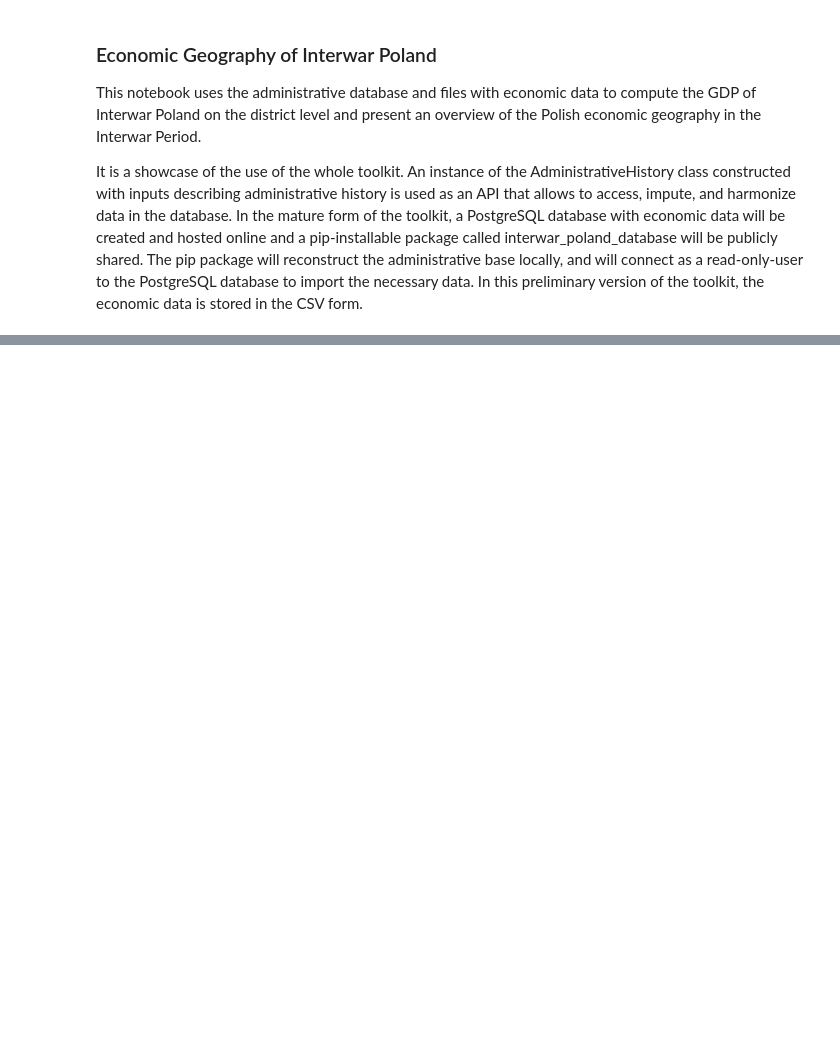
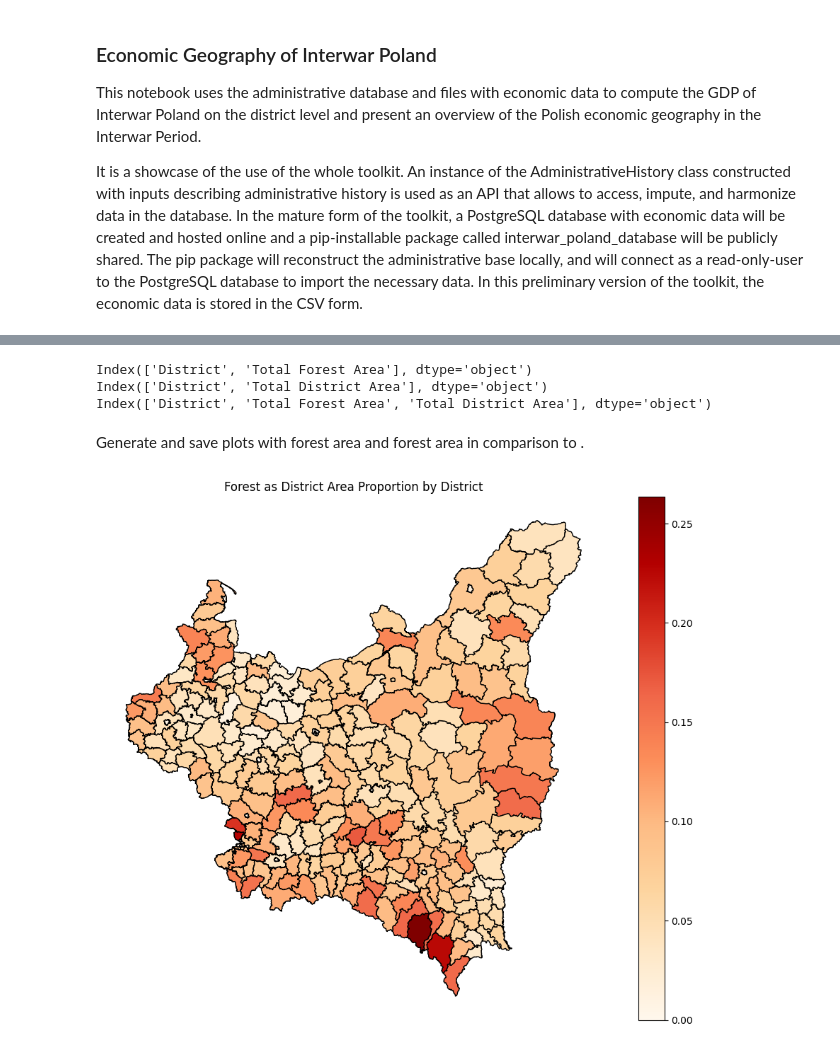
Before and after one commit to jjkiljanski/border-harmonization-toolkit, a Jupyter notebook: gdp_computation.ipynb, the cells around one changed output, grey strips where cells are left out. Saved outputs shown, nothing was run; the diff lists cells and outputs as text; code cells hidden in the pictures; blank space fills up the shorter version.

```diff
--- a/gdp_computation.ipynb
+++ b/gdp_computation.ipynb
@@ -11,6 +12,8 @@ import pandas as pd
 from utils.helper_functions import load_config
 from core.core import AdministrativeHistory
 from utils.helper_functions import extract_date_parts
+# %%
+plots_output_path = "E:/Studia/Studia magisterskie/Masterarbeit - Wirtschaftwissenschaft/data_plots"
 # %%
 # Load the configuration
 config = load_config("config.json")
@@ -134,14 +96,12 @@ Select columns ['Pszenica: Together', 'Żyto: Together', 'Jęczmień: Together',
 # %%
 # Load the crops prices
-crops_prices_data_table_ids = [data_table.data_table_id for data_table in administrative_history.harmonized_data_metadata if data_table.category=='Crops - Size']
-crops_prices_dfs = [administrative_history.load_data_table(data_table_id = crops_data_table_id, version = 'harmonized') for crops_data_table_id in crops_prices_data_table_ids]
-crops_prices_year_df_pairs = [(extract_date_parts(metadata.date)[0], df) for df, metadata, date in crops_prices_dfs]
-for year, df in crops_prices_year_df_pairs:
-    columns_to_select = ['Pszenica: Together', 'Żyto: Together', 'Jęczmień: Together', 'Owies: Together', 'Ziemniaki: Together']
+columns_to_select = ['District', 'Pszenica: Together', 'Żyto: Together', 'Jęczmień: Together', 'Owies: Together', 'Ziemniaki: Together']
+crops_size_data_table_ids = [data_table.data_table_id for data_table in administrative_history.harmonized_data_metadata if data_table.category=='Crops - Size']
+crops_size_dfs = [administrative_history.load_data_table(data_table_id = crops_data_table_id, version = 'harmonized') for crops_data_table_id in crops_size_data_table_ids]
+crops_size_year_df_pairs = [(extract_date_parts(metadata.date)[0], df) for df, metadata, date in crops_size_dfs]
+crops_size_year_df_clean = []
+for year, df in crops_size_year_df_pairs:
     existing_columns = [col for col in columns_to_select if col in df.columns]
     df = df[existing_columns]
-    # Print all column names in the loaded data table
-    print(f"Year: {year}, columns:")
-    print(f"Before stripping: {df.columns}")
     df.columns = [col.split(':')[0].strip() for col in df.columns]
-    print(f"After stripping: {df.columns}")
+    crops_size_year_df_clean.append((year, df))
@@ -162,0 +230,23 @@ for year, df in crops_prices_year_df_pairs:
+# %%
+forests_data_table, forests_metadata, forests_date = administrative_history.load_data_table(data_table_id = '1930-forests_area_ha_ready', version = 'harmonized')
+forests_data_table.rename(columns={'Area: Together': 'Total Forest Area'}, inplace = True)
+dist_area_data_table, dist_area_metadata, dist_area_date = administrative_history.load_data_table(data_table_id = 'dist_area_baseline_adm_state', version = 'harmonized')
+dist_area_data_table.rename(columns={'Area: Together': 'Total District Area'}, inplace = True)
+forests_data_table = forests_data_table.merge(dist_area_data_table, on='District', how='left')
+forests_data_table['Forest as District Area Proportion'] = forests_data_table['Total Forest Area']/forests_data_table['Total District Area']
+# %% [output]
+Index(['District', 'Total Forest Area'], dtype='object')
+Index(['District', 'Total District Area'], dtype='object')
+Index(['District', 'Total Forest Area', 'Total District Area'], dtype='object')
+# %% [markdown]
+Generate and save plots with forest area and forest area in comparison to .
+# %%
+# Plot total forest area:
+plot_path = plots_output_path + f"/Total_Forest_Area_{year}.png"
+administrative_history.plot_dataset(df = forests_data_table, col_name = 'Total Forest Area', adm_level='District', adm_state_date=example_adm_state_date, save_to_path=plot_path, title = 'Total Forest Area (1930)')
+
+# Plot proportion of forest area to district area:
+plot_path = plots_output_path + f"/Proportion_of_Forest_Area_{year}.png"
+administrative_history.plot_dataset(df = forests_data_table, col_name = 'Forest as District Area Proportion', adm_level='District', adm_state_date=example_adm_state_date, save_to_path=plot_path, title = 'Forest as District Area Proportion (1930)')
+# %% [output]
+[figure, added]
```
Also changed, not shown: parts of 23 cells of this notebook, 7 other files.
